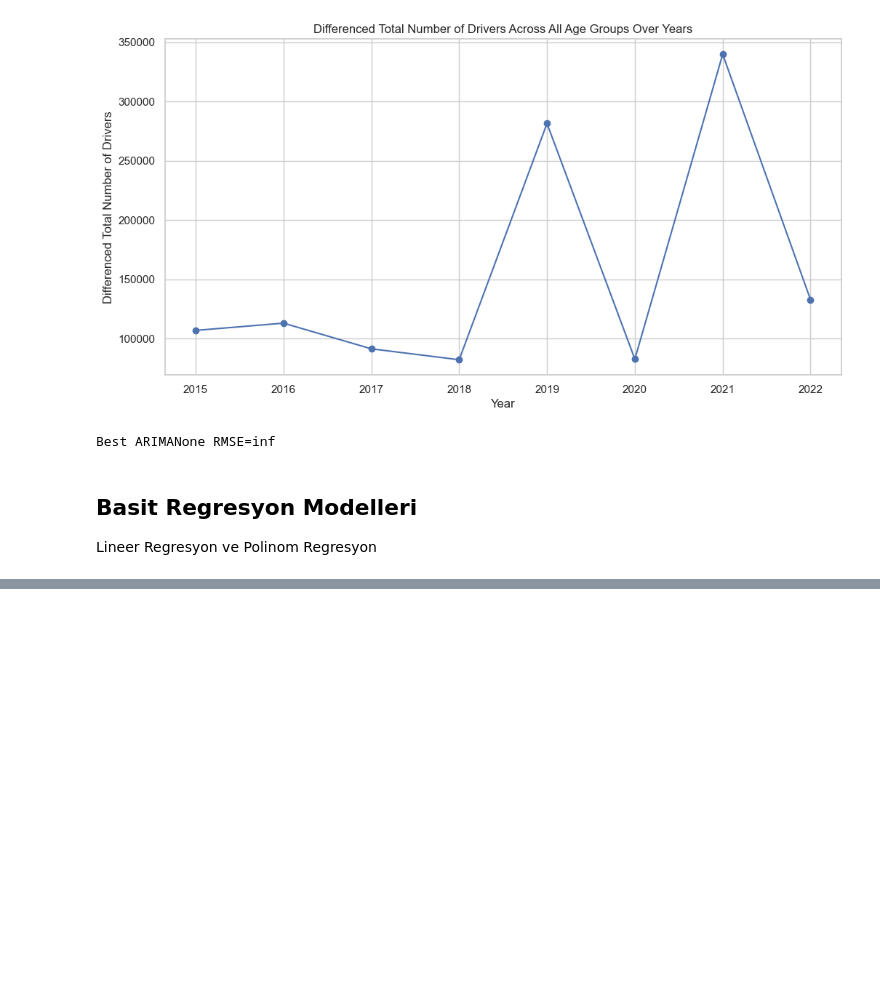
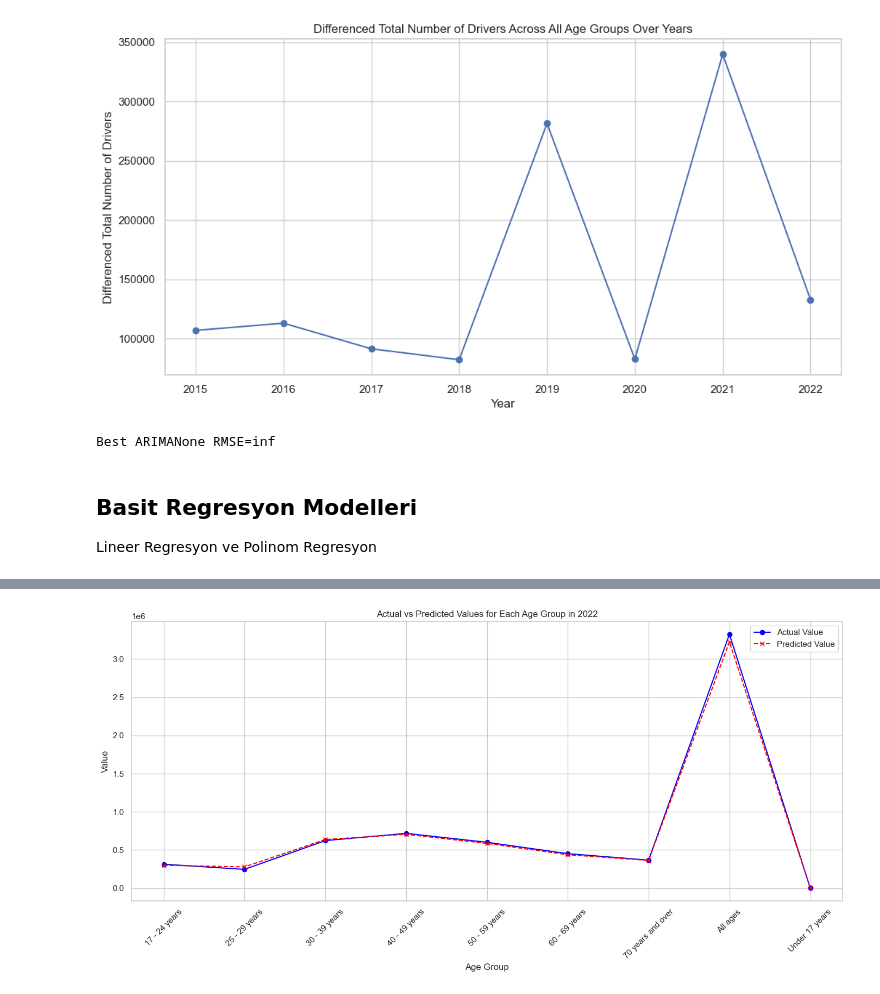
Before and after one commit to TunahanINCE/Current-Driving-Licences, a Jupyter notebook: Current_Driving_Licences.ipynb, the cells around one changed output, grey strips where cells are left out. Cells and saved outputs as stored; diff of their text form; code cells hidden in the pictures; blank space fills up the shorter version.

```diff
--- a/Current_Driving_Licences.ipynb
+++ b/Current_Driving_Licences.ipynb
@@ -1583,0 +2274,40 @@ rmse_poly = sqrt(mean_squared_error(y_test, y_pred_poly))
+# %%
+import matplotlib.pyplot as plt
+import numpy as np
+
+# We assume that 'Age Group Encoded' ranges from 0 to the max value seen in the training set
+age_groups_encoded = np.arange(df['Age Group Encoded'].max() + 1)
+year_2022 = np.full(shape=age_groups_encoded.shape, fill_value=2022)
+
+# Create a new DataFrame for the year 2022 predictions
+predict_df = pd.DataFrame({
+    'Year': year_2022,
+    'Age Group Encoded': age_groups_encoded
+})
+
+# Use the best Random Forest model to predict the 'Value' for each age group in 2022
+predicted_values_2022 = best_rf_model.predict(predict_df)
+
+# Here, we'll use the last known value for each age group as a placeholder for the true value.
+# Compute error (absolute difference) between the true and predicted values
+# Add the predictions to the DataFrame
+predict_df['Predicted Value'] = predicted_values_2022.astype(int)
+true_values_2022 = df[df['Year'] == 2022]['Value'].values
+predict_df['True Value'] = true_values_2022
+predict_df['Error'] = abs(predict_df['Predicted Value'] - predict_df['True Value']).astype(int)
+# %%
+# Plotting the results
+plt.figure(figsize=(14, 7))
+plt.plot(age_groups_encoded, true_values_2022, label="Actual Value", color="blue", marker="o")
+plt.plot(age_groups_encoded, predicted_values_2022, label="Predicted Value", color="red", linestyle="--", marker="x")
+plt.title("Actual vs Predicted Values for Each Age Group in 2022")
+plt.xlabel("Age Group")
+plt.ylabel("Value")
+plt.xticks(ticks=age_groups_encoded, labels=label_encoder.inverse_transform(age_groups_encoded), rotation=45)
+plt.legend()
+plt.grid(True)
+plt.tight_layout()
+
+plt.show()
+# %% [output]
+[figure, added]
```
Also changed, not shown: parts of 49 cells of this notebook.
